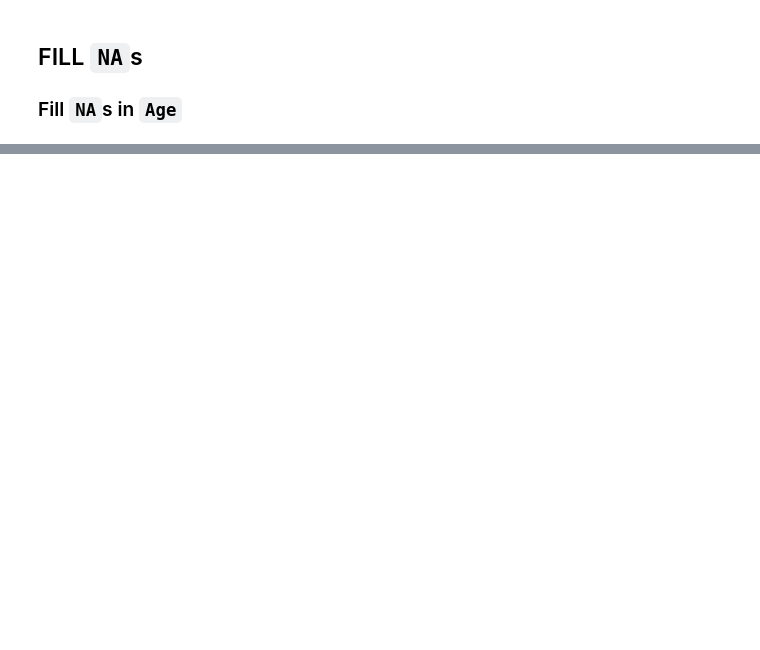
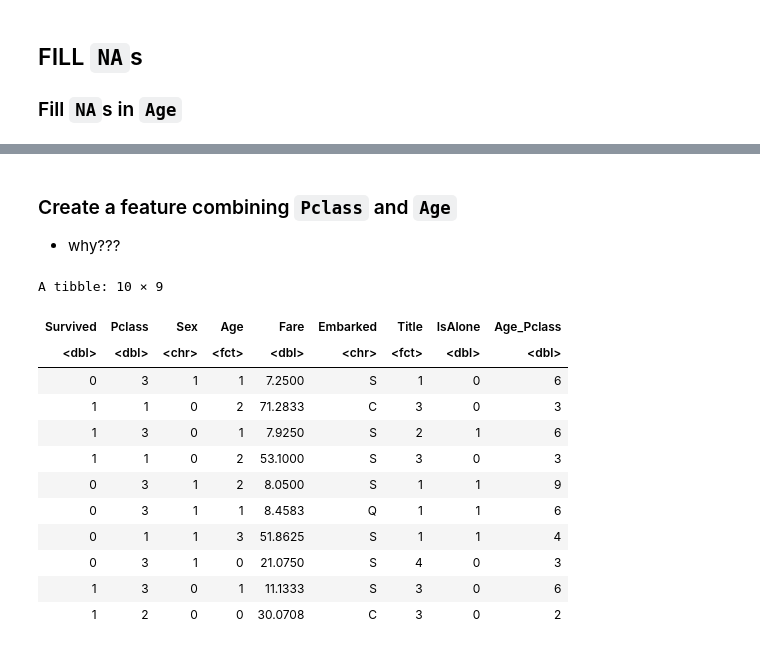
Before and after one commit to gli81/kaggle, a Jupyter notebook: Titanic-Machine-Learning-from-Disaster/titanicR.ipynb, the cells around one changed output, grey strips where cells are left out. Cells and saved outputs as stored; diff of their text form; code cells hidden in the pictures; blank space fills up the shorter version.

```diff
--- a/Titanic-Machine-Learning-from-Disaster/titanicR.ipynb
+++ b/Titanic-Machine-Learning-from-Disaster/titanicR.ipynb
@@ -430,0 +494,7 @@ A matrix: 2 × 3 of type dbl
+# %%
+for (i in seq_along(combined)) {
+    combined[[i]] <- combined[[i]] %>%
+        mutate(FamilySize = SibSp + Parch + 1)
+}
+train_data <- combined[[1]]
+test_data <- combined[[2]]
@@ -430,0 +519,34 @@ A matrix: 2 × 3 of type dbl
+# %%
+## replace `Parch`, `SibSp`, `FamilySize` with `IsAlone`
+train_data <- train_data %>%
+    mutate(IsAlone = if_else(FamilySize == 1, 1, 0)) %>%
+    select(-Parch, -SibSp, -FamilySize)
+test_data <- test_data %>%
+    mutate(IsAlone = if_else(FamilySize == 1, 1, 0)) %>%
+    select(-Parch, -SibSp, -FamilySize)
+combined <- list(train_data, test_data)
+# %% [markdown]
+### Create a feature combining `Pclass` and `Age`
+- why???
+# %%
+for (i in seq_along(combined)) {
+    combined[[i]] <- combined[[i]] %>%
+        mutate(Age_Pclass = as.numeric(Age) * Pclass)
+}
+train_data <- combined[[1]]
+test_data <- combined[[2]]
+head(train_data, n=10)
+# %% [output]
+A tibble: 10 × 9
+| Survived | Pclass | Sex | Age | Fare | Embarked | Title | IsAlone | Age_Pclass |
+| <dbl> | <dbl> | <chr> | <fct> | <dbl> | <chr> | <fct> | <dbl> | <dbl> |
+| 0 | 3 | 1 | 1 | 7.2500 | S | 1 | 0 | 6 |
+| 1 | 1 | 0 | 2 | 71.2833 | C | 3 | 0 | 3 |
+| 1 | 3 | 0 | 1 | 7.9250 | S | 2 | 1 | 6 |
+| 1 | 1 | 0 | 2 | 53.1000 | S | 3 | 0 | 3 |
+| 0 | 3 | 1 | 2 | 8.0500 | S | 1 | 1 | 9 |
+| 0 | 3 | 1 | 1 | 8.4583 | Q | 1 | 1 | 6 |
+| 0 | 1 | 1 | 3 | 51.8625 | S | 1 | 1 | 4 |
+| 0 | 3 | 1 | 0 | 21.0750 | S | 4 | 0 | 3 |
+| 1 | 3 | 0 | 1 | 11.1333 | S | 3 | 0 | 6 |
+| 1 | 2 | 0 | 0 | 30.0708 | C | 3 | 0 | 2 |
```
Also changed, not shown: parts of 8 cells of this notebook, 1 other file.
